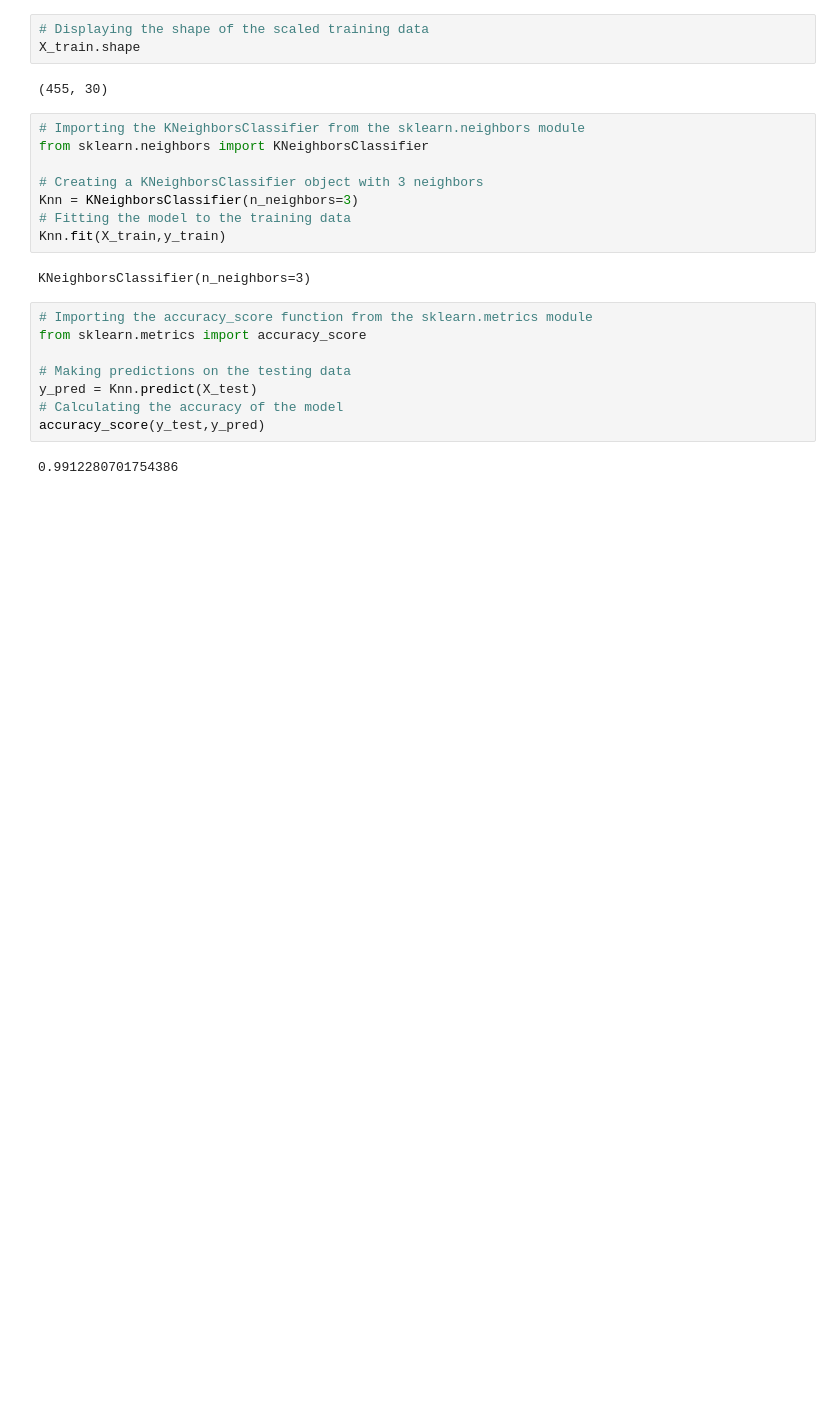
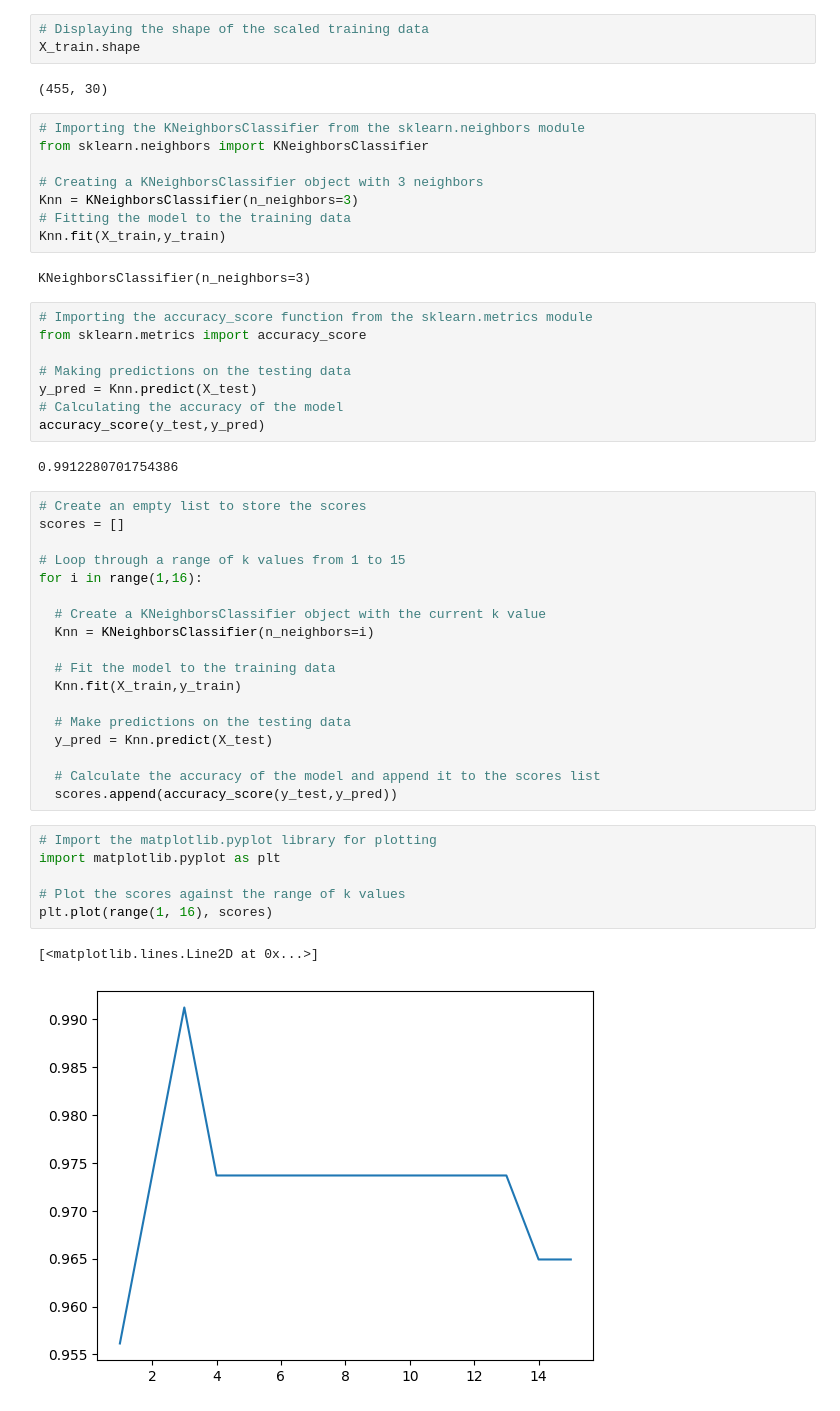
Before and after one commit to Saifullah785/machine-learning-engineer-roadmap, a Jupyter notebook: Lecture_71_knn_on_breast_cancer_dataset/Lecture_71_knn_on_breast_cancer_dataset.ipynb, the cells around one changed output. Drawn from its saved outputs; the diff is of its cells as text; blank space fills up the shorter version.

Commit message:
Created using Colab while practicing code on KNN on breast cancer dataset, and worked on how much we should take of n_neighbors in KNN using a loop

```diff
--- a/Lecture_71_knn_on_breast_cancer_dataset/Lecture_71_knn_on_breast_cancer_dataset.ipynb
+++ b/Lecture_71_knn_on_breast_cancer_dataset/Lecture_71_knn_on_breast_cancer_dataset.ipynb
@@ -112,3 +112,30 @@ y_pred = Knn.predict(X_test)
 accuracy_score(y_test,y_pred)
 # %% [output]
 0.9912280701754386
+# %%
+# Create an empty list to store the scores
+scores = []
+
+# Loop through a range of k values from 1 to 15
+for i in range(1,16):
+
+  # Create a KNeighborsClassifier object with the current k value
+  Knn = KNeighborsClassifier(n_neighbors=i)
+
+  # Fit the model to the training data
+  Knn.fit(X_train,y_train)
+
+  # Make predictions on the testing data
+  y_pred = Knn.predict(X_test)
+
+  # Calculate the accuracy of the model and append it to the scores list
+  scores.append(accuracy_score(y_test,y_pred))
+# %%
+# Import the matplotlib.pyplot library for plotting
+import matplotlib.pyplot as plt
+
+# Plot the scores against the range of k values
+plt.plot(range(1, 16), scores)
+# %% [output]
+[<matplotlib.lines.Line2D at 0x...>]
+[figure, added]
```
Also changed, not shown: parts of 1 cell of this notebook.
